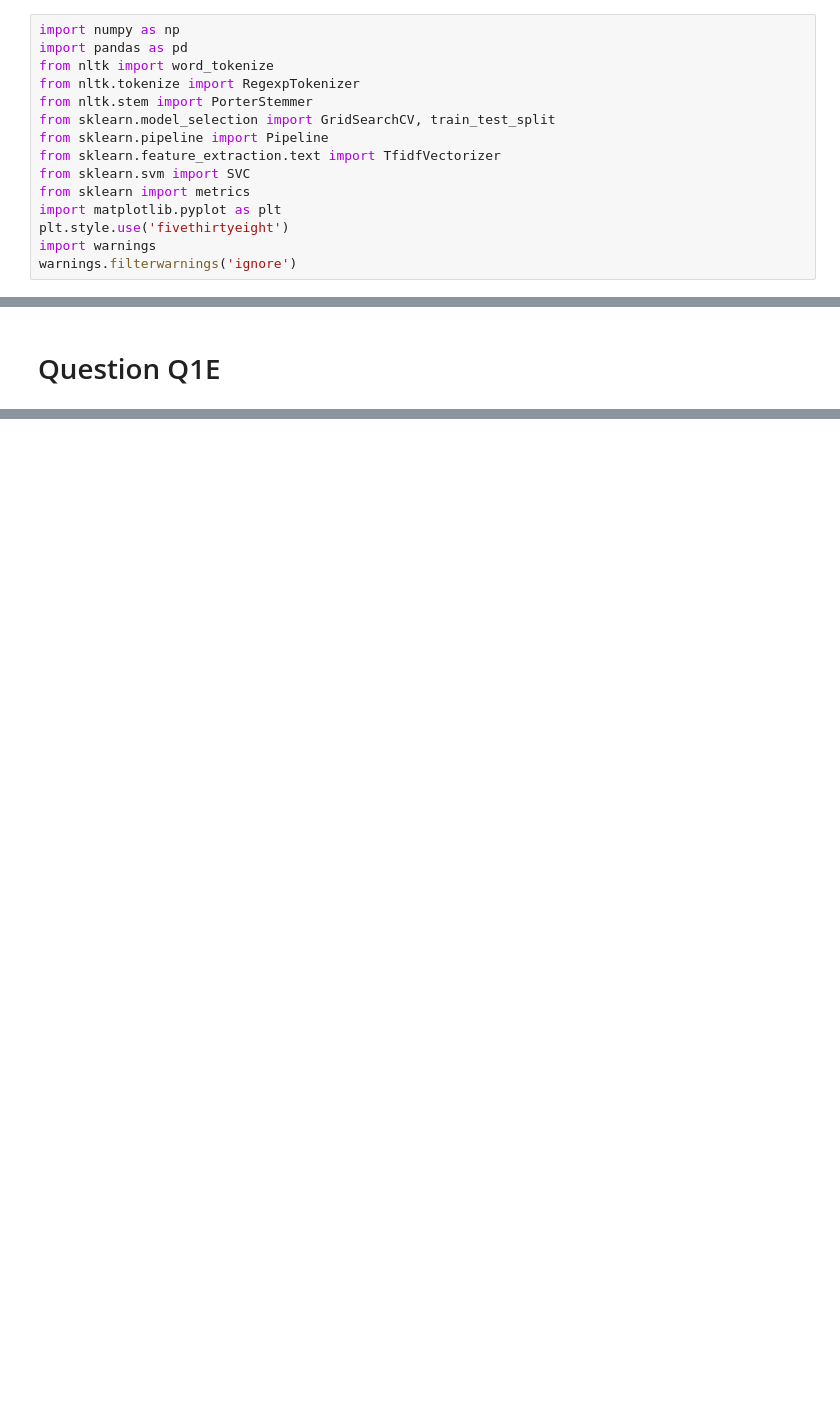
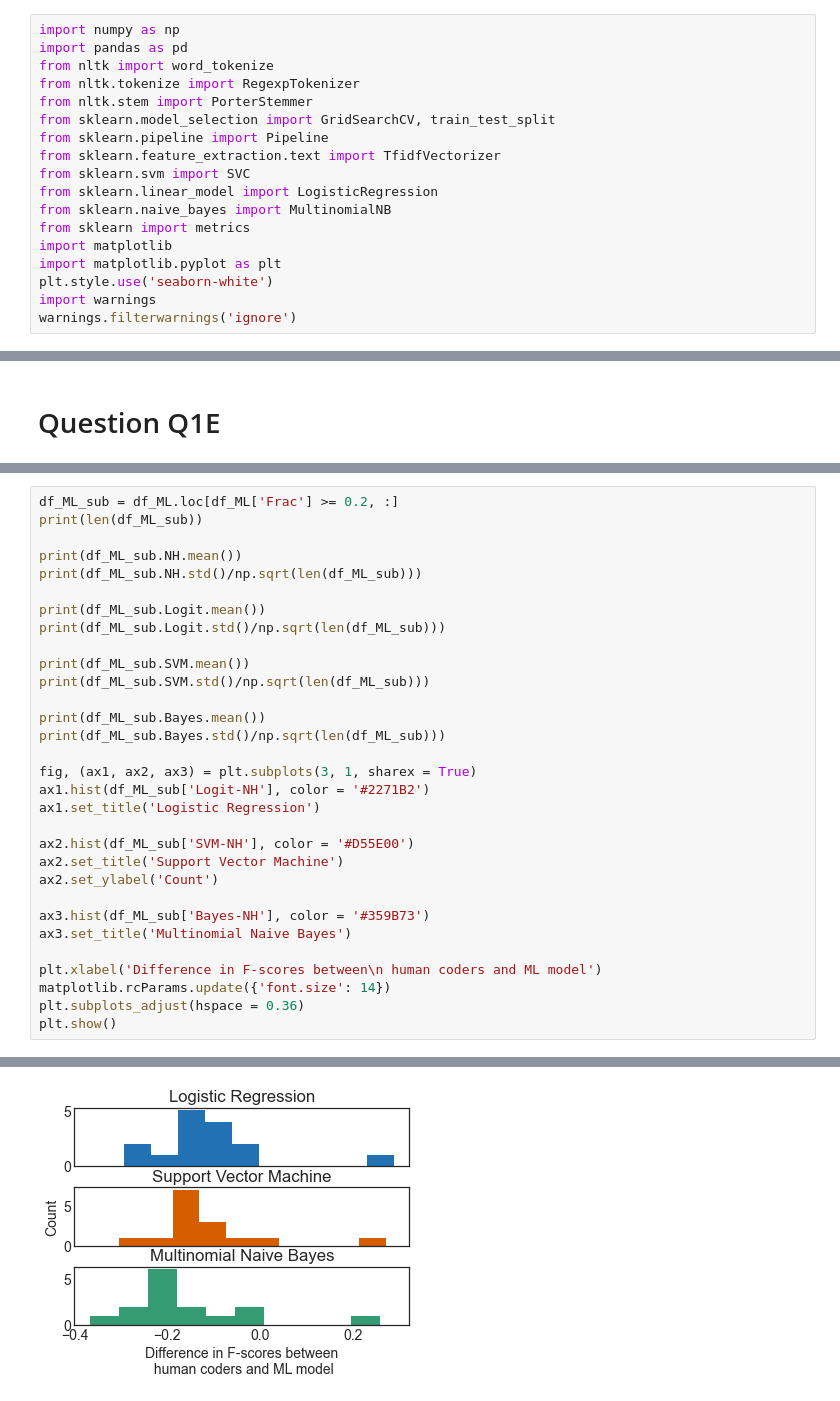
Before and after one commit to ColeWalsh295/PLIC, a Jupyter notebook: OpenResponse-analysis/ML-open_response.ipynb, the cells around one changed output, grey strips where cells are left out. Drawn from its saved outputs; the diff is of its cells as text; blank space fills up the shorter version.

```diff
--- a/OpenResponse-analysis/ML-open_response.ipynb
+++ b/OpenResponse-analysis/ML-open_response.ipynb
@@ -8,8 +8,11 @@ from sklearn.model_selection import GridSearchCV, train_test_split
 from sklearn.pipeline import Pipeline
 from sklearn.feature_extraction.text import TfidfVectorizer
 from sklearn.svm import SVC
+from sklearn.linear_model import LogisticRegression
+from sklearn.naive_bayes import MultinomialNB
 from sklearn import metrics
+import matplotlib
 import matplotlib.pyplot as plt
-plt.style.use('fivethirtyeight')
+plt.style.use('seaborn-white')
 import warnings
 warnings.filterwarnings('ignore')
@@ -514,0 +877,32 @@ CodeFR(df_2b, 'Q2b', Scoring, CV)
+# %%
+df_ML_sub = df_ML.loc[df_ML['Frac'] >= 0.2, :]
+print(len(df_ML_sub))
+
+print(df_ML_sub.NH.mean())
+print(df_ML_sub.NH.std()/np.sqrt(len(df_ML_sub)))
+
+print(df_ML_sub.Logit.mean())
+print(df_ML_sub.Logit.std()/np.sqrt(len(df_ML_sub)))
+
+print(df_ML_sub.SVM.mean())
+print(df_ML_sub.SVM.std()/np.sqrt(len(df_ML_sub)))
+
+print(df_ML_sub.Bayes.mean())
+print(df_ML_sub.Bayes.std()/np.sqrt(len(df_ML_sub)))
+
+fig, (ax1, ax2, ax3) = plt.subplots(3, 1, sharex = True)
+ax1.hist(df_ML_sub['Logit-NH'], color = '#2271B2')
+ax1.set_title('Logistic Regression')
+
+ax2.hist(df_ML_sub['SVM-NH'], color = '#D55E00')
+ax2.set_title('Support Vector Machine')
+ax2.set_ylabel('Count')
+
+ax3.hist(df_ML_sub['Bayes-NH'], color = '#359B73')
+ax3.set_title('Multinomial Naive Bayes')
+
+plt.xlabel('Difference in F-scores between\n human coders and ML model')
+matplotlib.rcParams.update({'font.size': 14})
+plt.subplots_adjust(hspace = 0.36)
+plt.show()
+# %% [output]
@@ -514,0 +918 @@ CodeFR(df_2b, 'Q2b', Scoring, CV)
+[figure, added]
```
Also changed, not shown: parts of 22 cells of this notebook.
